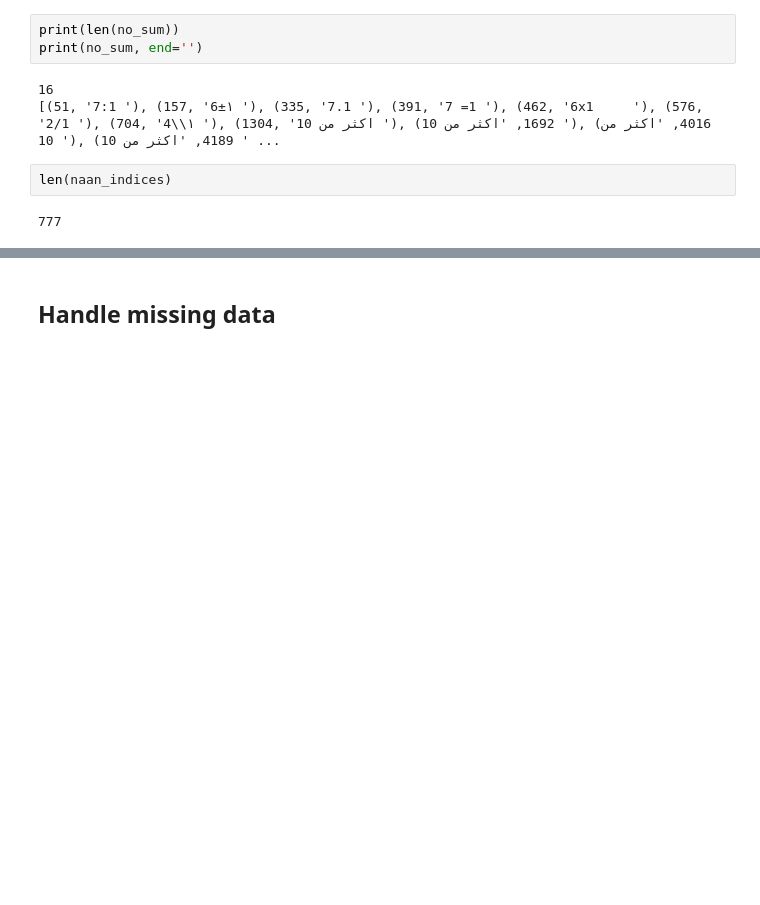
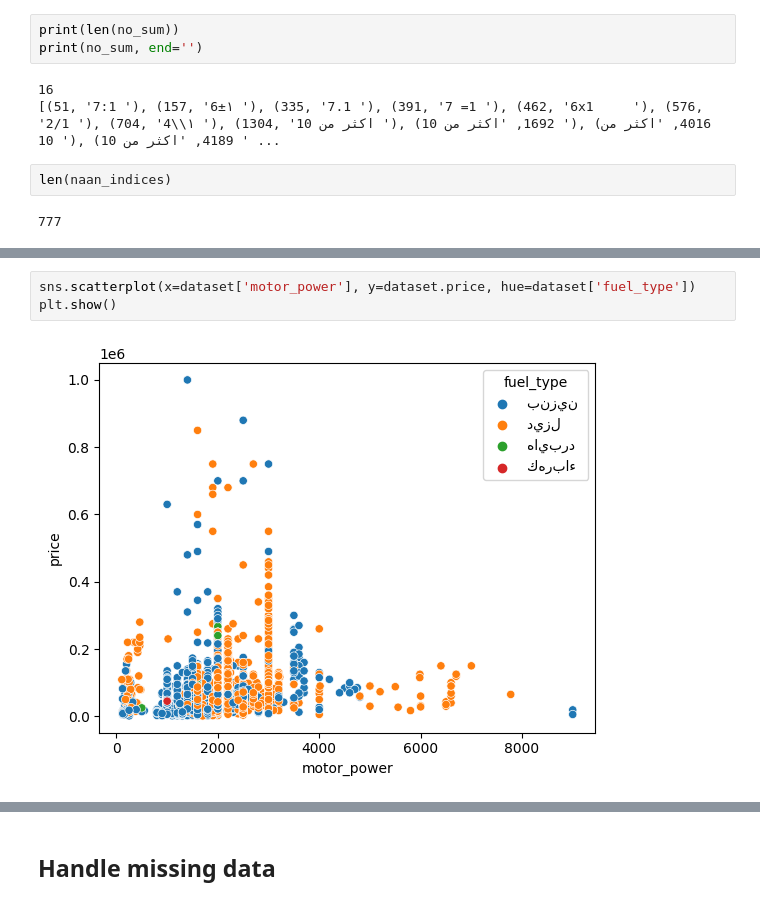
Before and after one commit to Reema-Khaseeb/car-price-prediction, a Jupyter notebook: car_price_prediction.ipynb, the cells around one changed output, grey strips where cells are left out. Cells and saved outputs as stored; diff of their text form; blank space fills up the shorter version.

```diff
--- a/car_price_prediction.ipynb
+++ b/car_price_prediction.ipynb
@@ -526,0 +553,5 @@ dataset['عداد السيارة'].shape
+# %%
+sns.scatterplot(x=dataset['motor_power'], y=dataset.price, hue=dataset['fuel_type'])
+plt.show()
+# %% [output]
+[figure, added]
```
Also changed, not shown: parts of 166 cells of this notebook, 9 other files.
